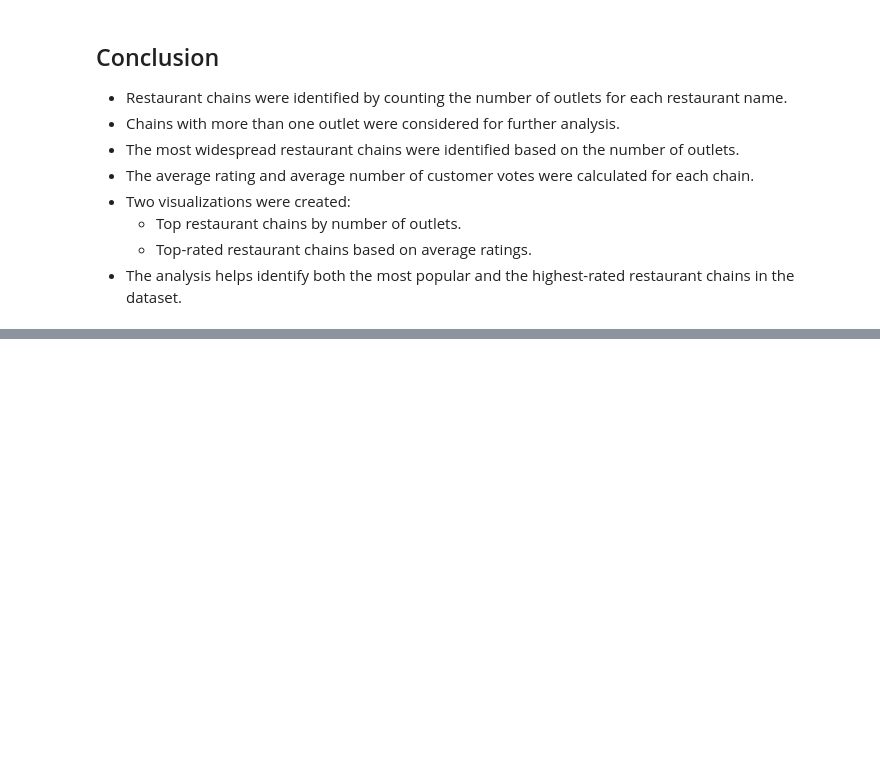
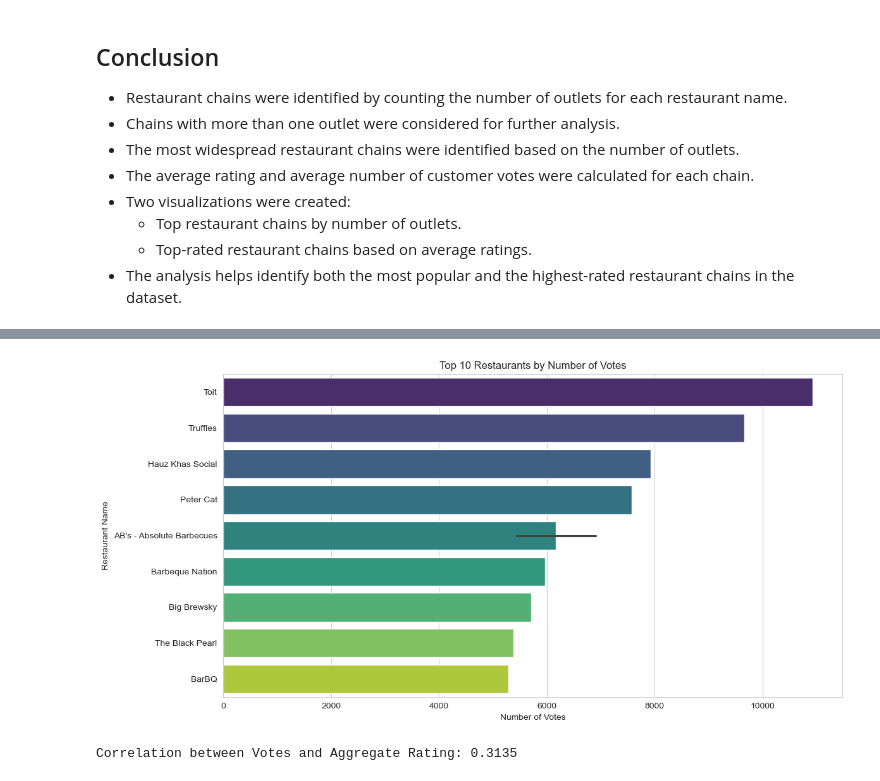
Before and after one commit to gajanantangde/Cognifyz-Data-Analysis-Internship, a Jupyter notebook: Notebook/Cognifyz_Data_Analysis.ipynb, the cells around one changed output, grey strips where cells are left out. Saved outputs shown, nothing was run; the diff lists cells and outputs as text; code cells hidden in the pictures; blank space fills up the shorter version.

```diff
--- a/Notebook/Cognifyz_Data_Analysis.ipynb
+++ b/Notebook/Cognifyz_Data_Analysis.ipynb
@@ -1494,0 +1784,12 @@ Top Restaurant Chains
+# %%
+# ==========================================================
+# Top 10 Most Voted Restaurants
+# ==========================================================
+
+top_voted = (
+    df[["Restaurant Name", "City", "Votes", "Aggregate rating"]]
+    .sort_values("Votes", ascending=False)
+    .head(10)
+)
+
+top_voted
@@ -1494,0 +1808,41 @@ Top Restaurant Chains
+# %%
+# ==========================================================
+# Visualization - Top 10 Restaurants by Votes
+# ==========================================================
+
+plt.figure(figsize=(12, 6))
+
+sns.barplot(
+    data=top_voted,
+    x="Votes",
+    y="Restaurant Name",
+    hue="Restaurant Name",
+    palette="viridis",
+    legend=False
+)
+
+plt.title("Top 10 Restaurants by Number of Votes")
+plt.xlabel("Number of Votes")
+plt.ylabel("Restaurant Name")
+
+plt.tight_layout()
+
+plt.savefig(
+    r"C:\Users\Lenovo\Documents\Internship_Project\Images\Level_3\Task2_Top_Voted_Restaurants.png",
+    dpi=300,
+    bbox_inches="tight"
+)
+
+plt.show()
+# %% [output]
+[figure, added]
+# %%
+# ==========================================================
+# Correlation Between Votes and Aggregate Rating
+# ==========================================================
+
+correlation = df["Votes"].corr(df["Aggregate rating"])
+
+print(f"Correlation between Votes and Aggregate Rating: {correlation:.4f}")
+# %% [output]
+Correlation between Votes and Aggregate Rating: 0.3135
```
Also changed, not shown: parts of 36 cells of this notebook, 11 other files.
